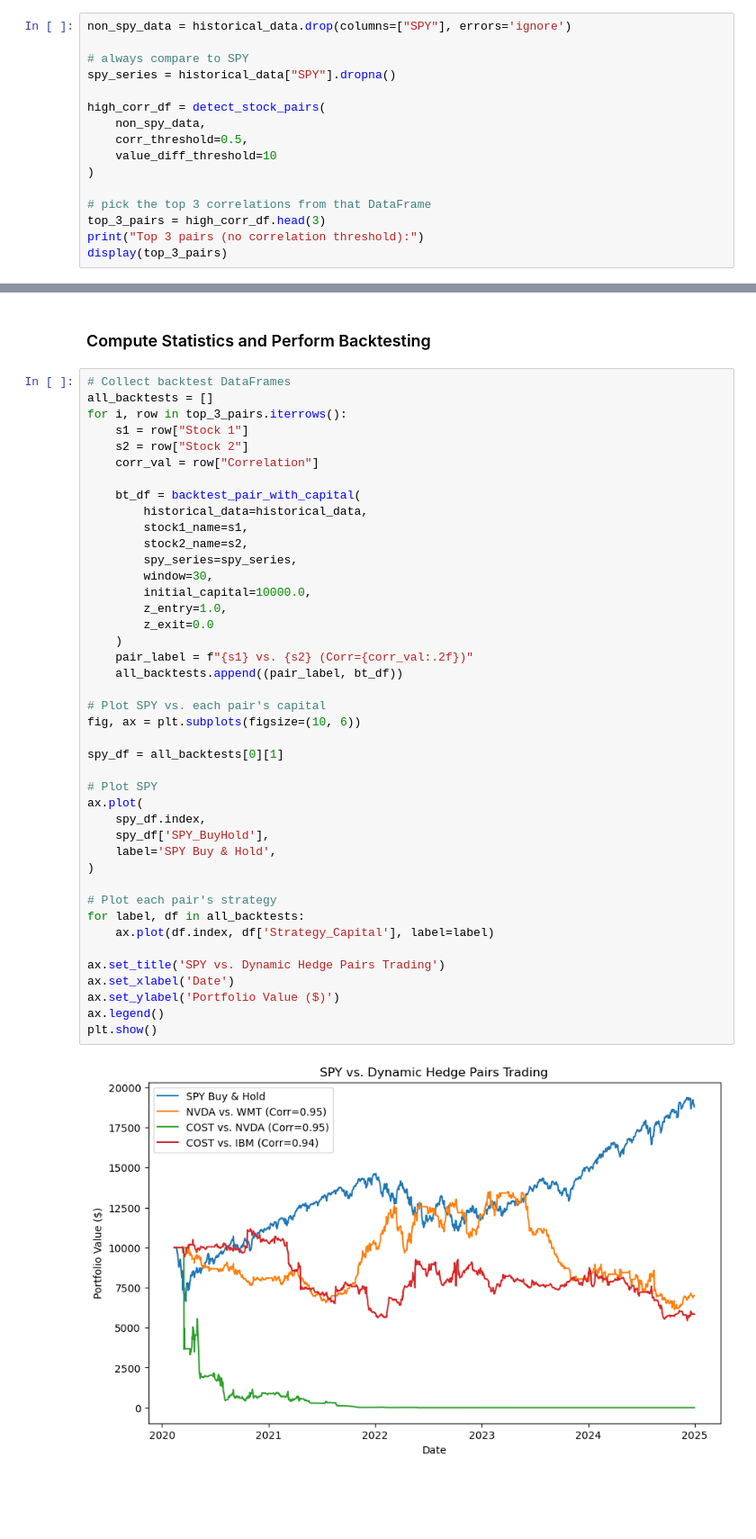
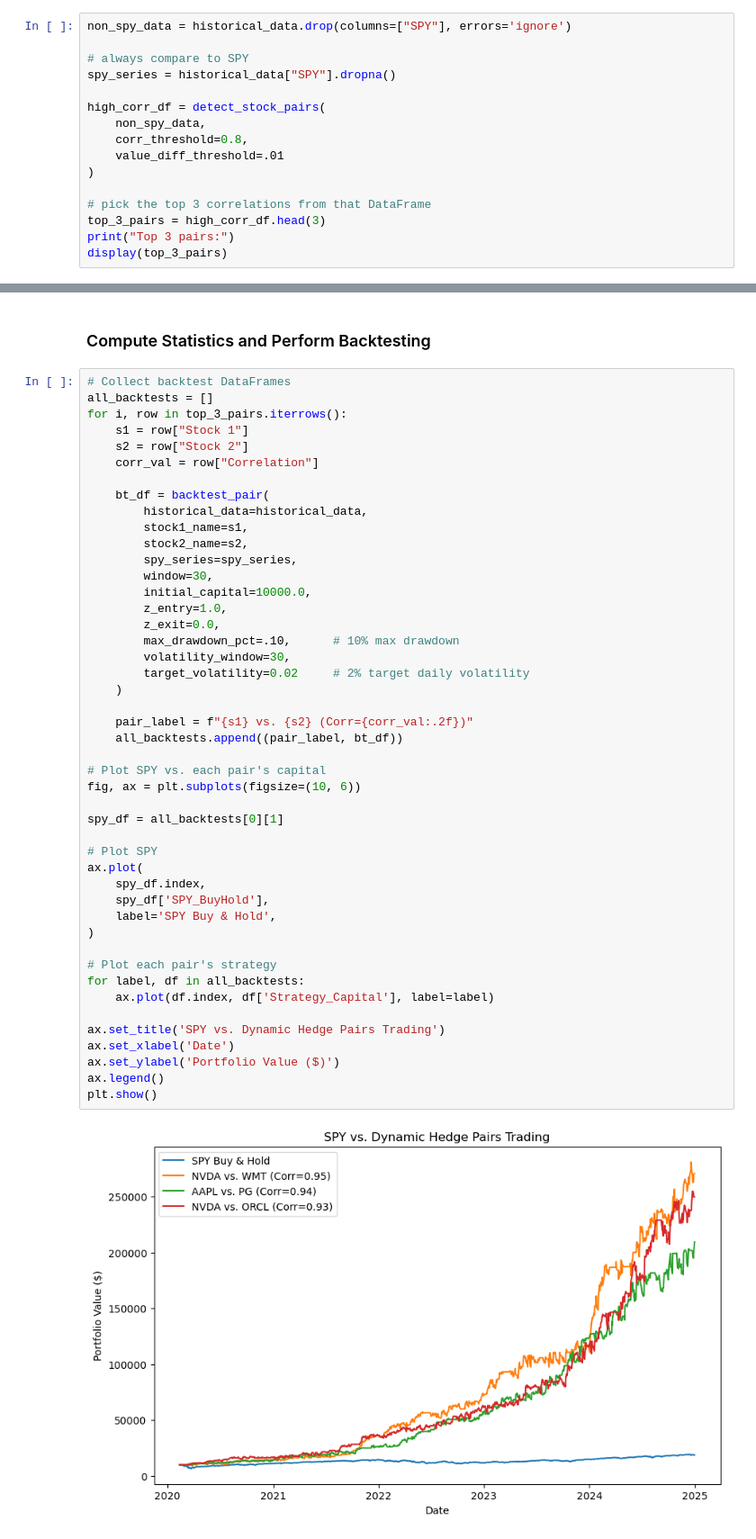
Before and after one commit to ArjunPatel32/MMR_ML_Trading, a Jupyter notebook: main.ipynb, the cells around one changed output, grey strips where cells are left out. Shown at 90% size. Saved outputs shown, nothing was run; the diff lists cells and outputs as text; blank space fills up the shorter version.

Commit message:
- moving functions - implementing risk management - graphs of buy / sell

```diff
--- a/main.ipynb
+++ b/main.ipynb
@@ -101,12 +101,12 @@ spy_series = historical_data["SPY"].dropna()
 
 high_corr_df = detect_stock_pairs(
     non_spy_data,
-    corr_threshold=0.5,
-    value_diff_threshold=10
+    corr_threshold=0.8,
+    value_diff_threshold=.01
 )
 
 # pick the top 3 correlations from that DataFrame
 top_3_pairs = high_corr_df.head(3)
-print("Top 3 pairs (no correlation threshold):")
+print("Top 3 pairs:")
 display(top_3_pairs)
 # %% [output]
@@ -125,42 +125,46 @@ for i, row in top_3_pairs.iterrows():
     s2 = row["Stock 2"]
     corr_val = row["Correlation"]
 
-    bt_df = backtest_pair_with_capital(
+    bt_df = backtest_pair(
         historical_data=historical_data,
         stock1_name=s1,
         stock2_name=s2,
         spy_series=spy_series,
         window=30,
         initial_capital=10000.0,
         z_entry=1.0,
-        z_exit=0.0
+        z_exit=0.0,
+        max_drawdown_pct=.10,      # 10% max drawdown
+        volatility_window=30,
+        target_volatility=0.02     # 2% target daily volatility
     )
+
     pair_label = f"{s1} vs. {s2} (Corr={corr_val:.2f})"
     all_backtests.append((pair_label, bt_df))
 
 # Plot SPY vs. each pair's capital
 fig, ax = plt.subplots(figsize=(10, 6))
 
 spy_df = all_backtests[0][1]
 
 # Plot SPY
 ax.plot(
     spy_df.index,
     spy_df['SPY_BuyHold'],
     label='SPY Buy & Hold',
 )
 
 # Plot each pair's strategy
 for label, df in all_backtests:
     ax.plot(df.index, df['Strategy_Capital'], label=label)
 
 ax.set_title('SPY vs. Dynamic Hedge Pairs Trading')
 ax.set_xlabel('Date')
 ax.set_ylabel('Portfolio Value ($)')
 ax.legend()
 plt.show()
 # %% [output]
-[figure, old version]
+[figure, new version]
 # %%
 for label, df in all_backtests:
     plot_pair_signals(df, pair_label=label)
```
Also changed, not shown: parts of 3 cells of this notebook, 5 other files.
